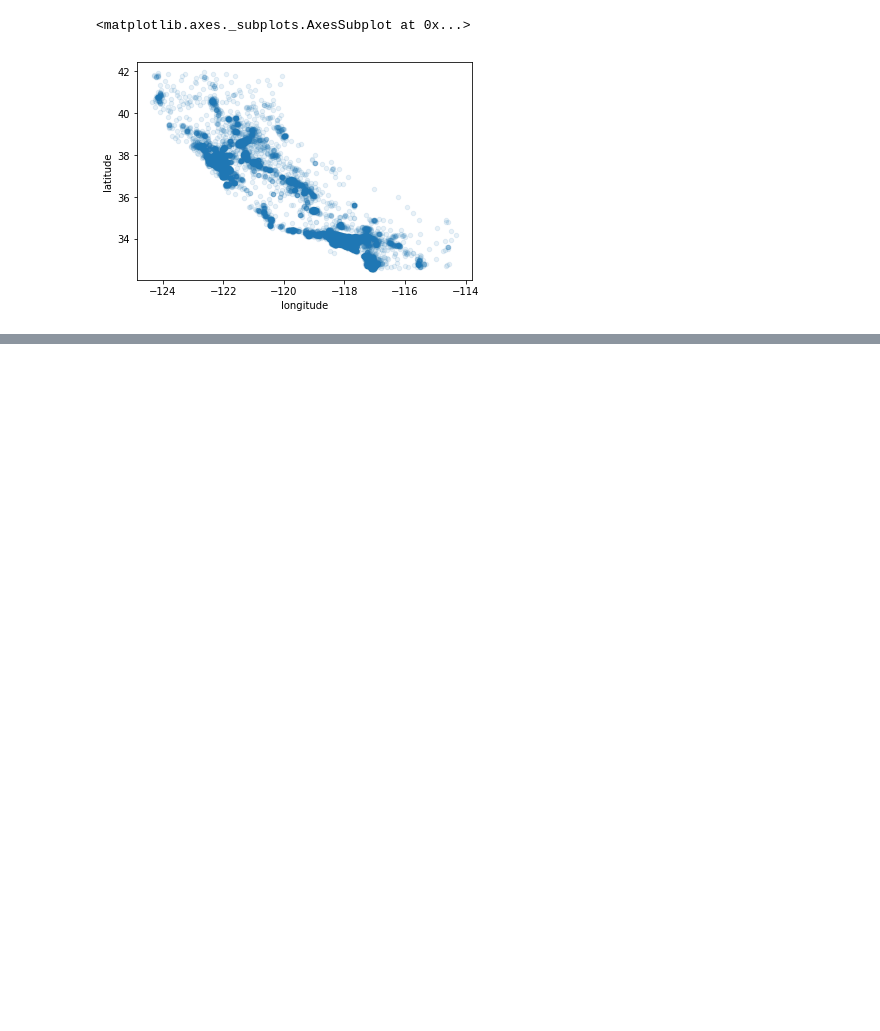
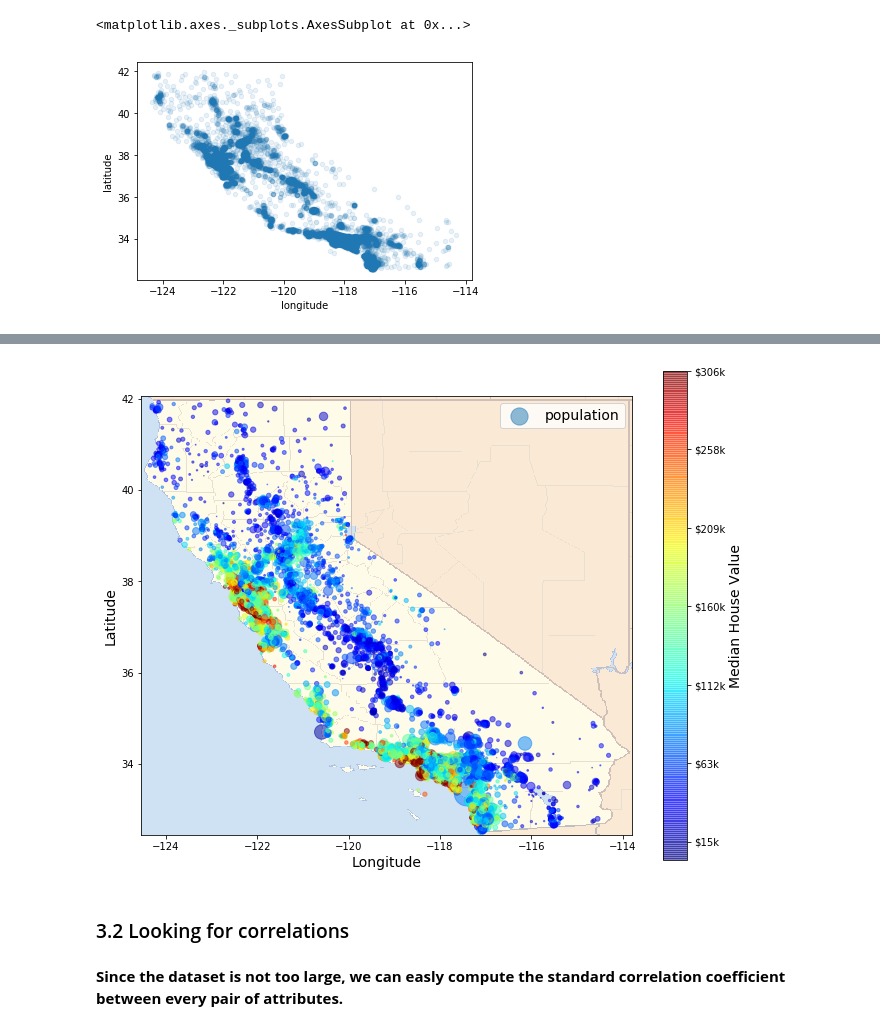
Before and after one commit to adrianpintilie96/California-housing-prices, a Jupyter notebook: California Housing Prices.ipynb, the cells around one changed output, grey strips where cells are left out. Cells and saved outputs as stored; diff of their text form; code cells hidden in the pictures; blank space fills up the shorter version.

```diff
--- a/California Housing Prices.ipynb
+++ b/California Housing Prices.ipynb
@@ -227,0 +241,28 @@ train_set_copy.plot(kind='scatter', x='longitude', y='latitude', alpha=0.1)
+# %%
+import matplotlib.image as mpimg
+california_img=mpimg.imread('./images/california.png')
+
+ax = train_set_copy.plot(kind='scatter', x='longitude', y='latitude', alpha=0.5,
+                    s=train_set_copy['population']/60, label='population', figsize=(11,9),
+                    c='median_house_value', cmap=plt.get_cmap('jet'), colorbar=False, sharex=False)
+
+plt.imshow(california_img, extent=[-124.55, -113.80, 32.45, 42.05], alpha=0.5,
+           cmap=plt.get_cmap("jet"))
+
+plt.ylabel("Latitude", fontsize=14)
+plt.xlabel("Longitude", fontsize=14)
+
+prices = train_set_copy["median_house_value"]
+tick_values = np.linspace(prices.min(), prices.max(), 11)
+cbar = plt.colorbar()
+cbar.ax.set_yticklabels(["$%dk"%(round(v/1000)) for v in tick_values], fontsize=10)
+cbar.set_label('Median House Value', fontsize=14)
+
+plt.legend(fontsize=14)
+plt.show()
+# %% [output]
+[figure, added]
+# %% [markdown]
+### 3.2 Looking for correlations
+# %% [markdown]
+__Since the dataset is not too large, we can easly compute the standard correlation coefficient between every pair of attributes.__
```
Also changed, not shown: parts of 6 cells of this notebook, 1 other file.
